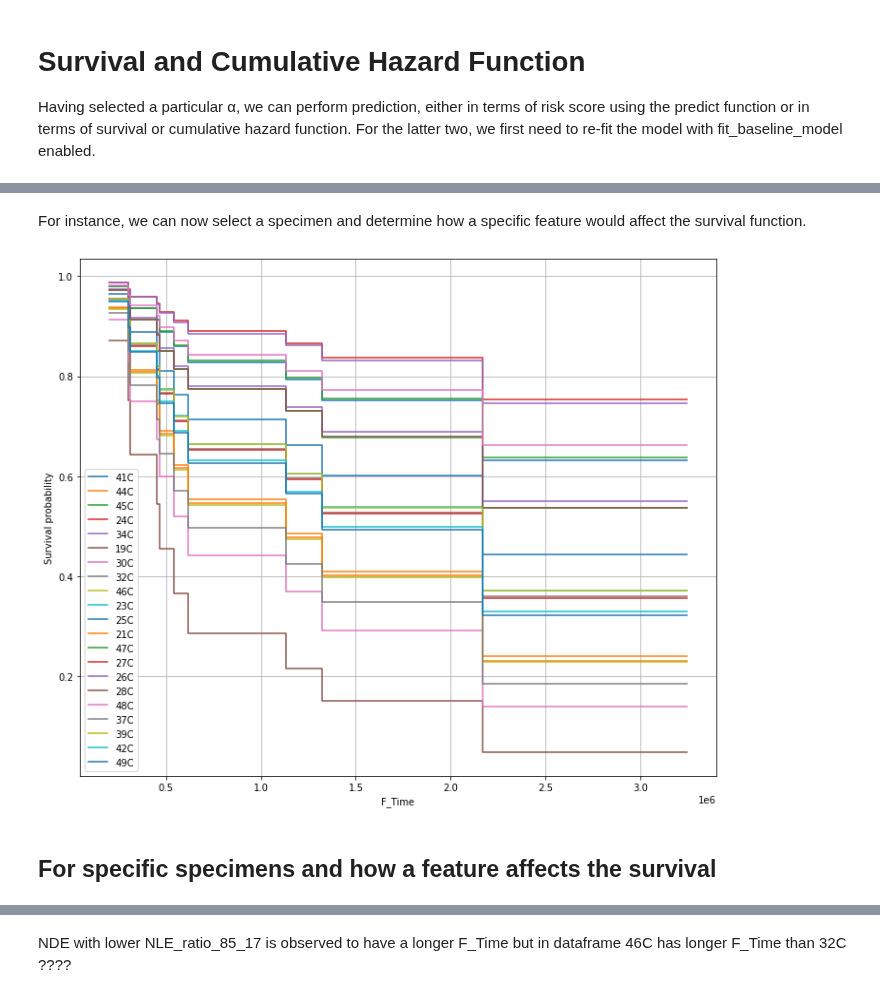
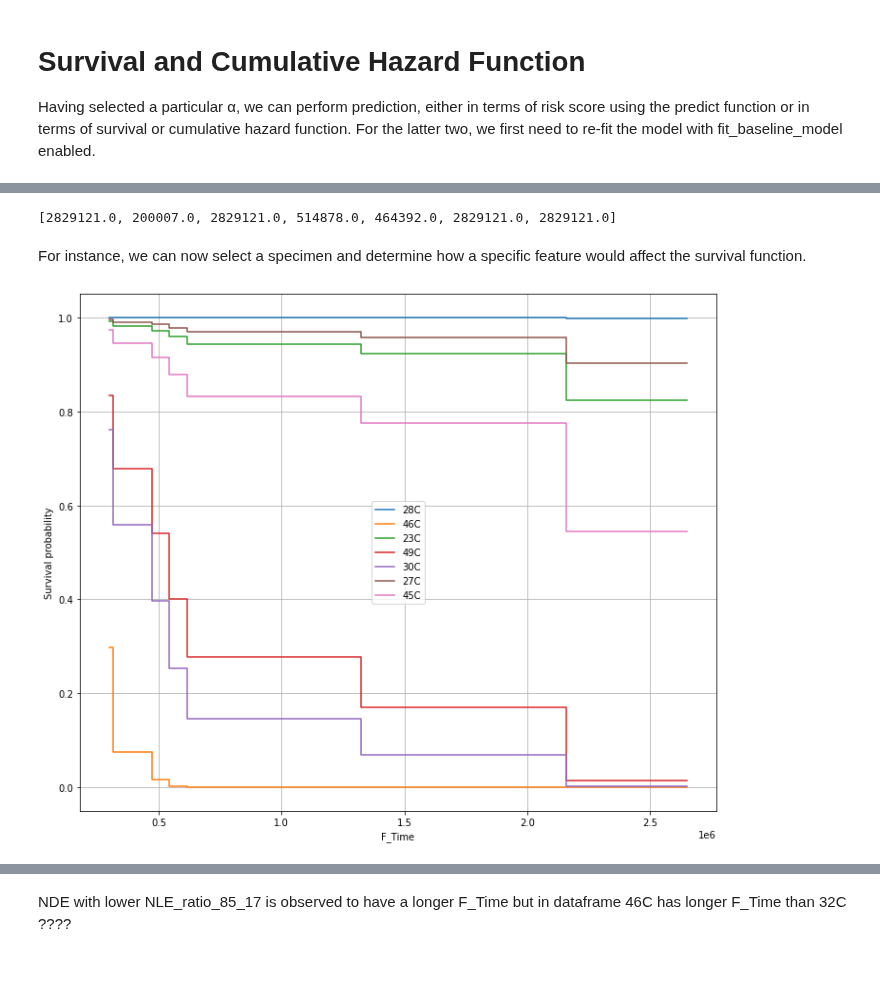
Before and after one commit to Marie-anneMawhin/Oct20_EPRI, a Jupyter notebook: Task3/NB/NB_data_modelling/Penalized Cox Model.ipynb, the cells around one changed output, grey strips where cells are left out. Saved outputs shown, nothing was run; the diff lists cells and outputs as text; code cells hidden in the pictures; blank space fills up the shorter version.

```diff
--- a/Task3/NB/NB_data_modelling/Penalized Cox Model.ipynb
+++ b/Task3/NB/NB_data_modelling/Penalized Cox Model.ipynb
@@ -229,7 +223,7 @@ where r∈[0;1[ is the relative weight of the ℓ1 and ℓ2 penalty. The Elastic
 As for the LASSO, the weight α implicitly determines the size of the selected subset, and usually has to be estimated in a data-driven manner
 # %%
 cox_elastic_net = CoxnetSurvivalAnalysis(l1_ratio=0.9, alpha_min_ratio=0.01)
-cox_elastic_net.fit(df_x_scale, df_y)
+cox_elastic_net.fit(X_train_scale, y_train_num)
 # %% [output]
 CoxnetSurvivalAnalysis(alpha_min_ratio=0.01, l1_ratio=0.9)
 # %%
@@ -254,7 +248,7 @@ coxnet_pipe = make_pipeline(
 )
 
 warnings.simplefilter("ignore", ConvergenceWarning)
-coxnet_pipe.fit(df_x, df_y)
+coxnet_pipe.fit(X_train_scale, y_train_num)
 # %% [output]
 Pipeline(steps=[('minmaxscaler', MinMaxScaler()),
                 ('coxnetsurvivalanalysis',
@@ -265,13 +261,13 @@ Using the estimated set of alphas, we perform 4 fold cross-validation to estimat
 # %%
 # Reducing th ratio below 0.9 brings the threshold to the left of the elastic net graph hence will display more non-zero coefficients
 
-cv = KFold(n_splits=4, shuffle=True, random_state=0)
+cv = KFold(n_splits=2, shuffle=True, random_state=0)
 gcv = GridSearchCV(
     make_pipeline(MinMaxScaler(), CoxnetSurvivalAnalysis(l1_ratio=0.9)),
     param_grid={"coxnetsurvivalanalysis__alphas": [[v] for v in alphas]},
     cv=cv,
     error_score=0.5,
-    n_jobs=4).fit(df_x, df_y)
+    n_jobs=4).fit(X_train_scale, y_train_num)
 
 cv_results = pd.DataFrame(gcv.cv_results_)
 # %%
@@ -344,10 +362,11 @@ Having selected a particular α, we can perform prediction, either in terms of r
 # %%
+#using hazard function
 coxnet_pred = make_pipeline(
     MinMaxScaler(),
     CoxnetSurvivalAnalysis(l1_ratio=0.9, fit_baseline_model=True)
 )
 coxnet_pred.set_params(**gcv.best_params_)
-coxnet_pred.fit(df_x, df_y)
+coxnet_pred.fit(X_train, y_train_num)
 # %% [output]
 Pipeline(steps=[('minmaxscaler', MinMaxScaler()),
                 ('coxnetsurvivalanalysis',
@@ -381,23 +407,25 @@ array([StepFunction(x=array([ 200007.,  297627.,  306142.,  447380.,  464392.,
+# %%
+median_survival_list
+# %% [output]
+[2829121.0, 200007.0, 2829121.0, 514878.0, 464392.0, 2829121.0, 2829121.0]
 # %% [markdown]
 For instance, we can now select a specimen and determine how a specific feature would affect the survival function.
 # %%
-surv_fns = coxnet_pred.predict_survival_function(df_x)
+surv_func_2 = coxnet_pred.predict_survival_function(X_test_scale)
 
 
-time_points =df_y["F_Time"]
-time_points =np.percentile(df_y["F_Time"], np.linspace(0, 100))
+time_points =y_test_num["F_Time"]
+time_points =np.quantile(y_test_num["F_Time"], np.linspace(0, 0.9, 100))
 
-_, ax = plt.subplots(figsize=(12, 10))
-for fn, label in zip(surv_fns, df_x.loc[:, "NDE_cycle"].astype(int)):
+fig, ax = plt.subplots(figsize=(12, 10))
+for fn, label in zip(surv_func_2, X_test_scale.loc[:, "NLE_ratio_51_17"].astype(int)):
     line, = ax.step(time_points, fn(time_points), where="post",
                     alpha=1)
 
 
-ax.legend(df_x.index)
+ax.legend(X_test_scale.index)
 ax.set_xlabel("F_Time")
 ax.set_ylabel("Survival probability")
 ax.grid(True)
 # %% [output]
-[figure, old version]
+[figure, new version]
-# %% [markdown]
-## For specific specimens and how a feature affects the survival
```
Also changed, not shown: parts of 44 cells of this notebook, 1 other file.
